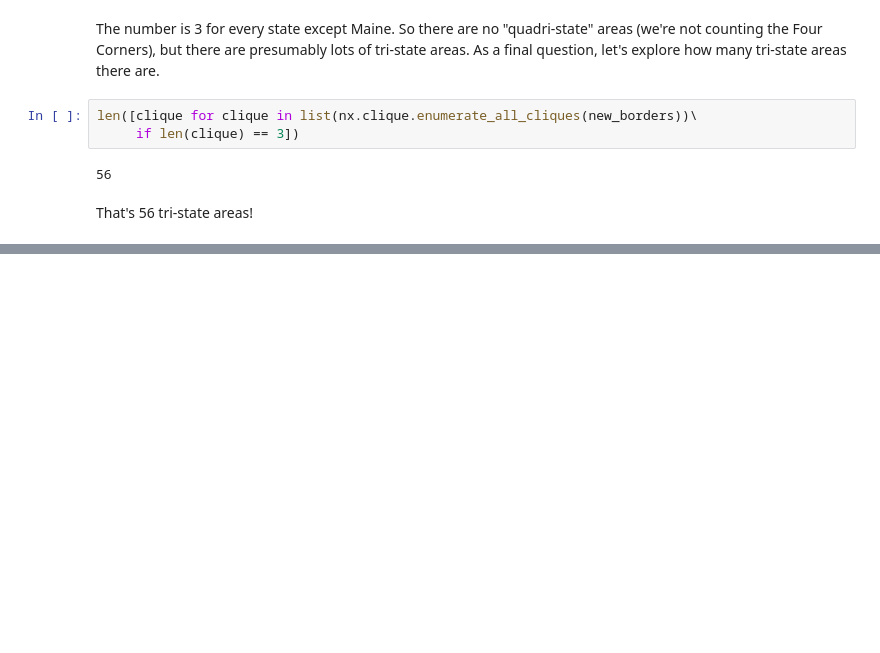
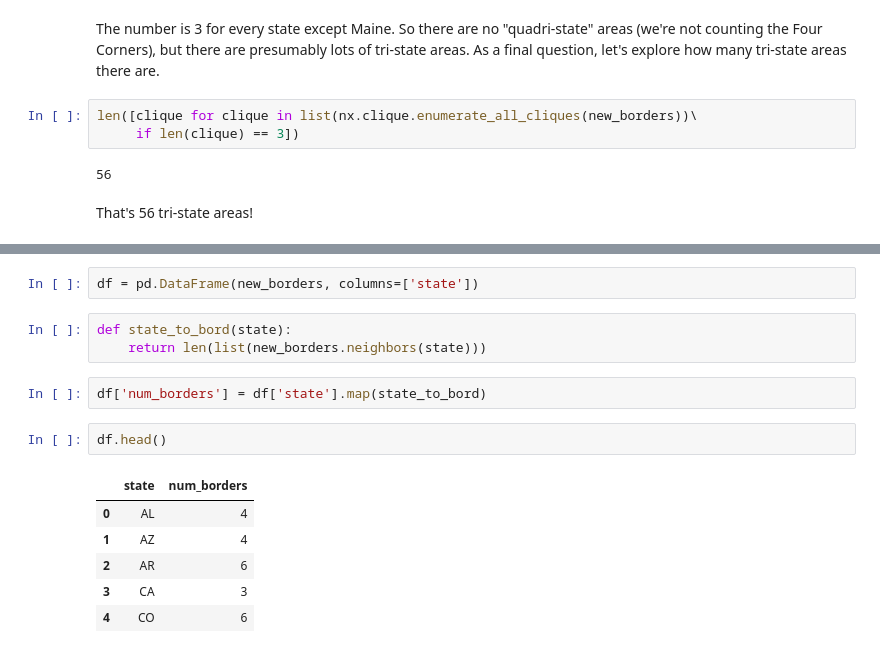
Before and after one commit to gadamico/Project-RoadTrip, a Jupyter notebook: state_borders_graph.ipynb, the cells around one changed output, grey strips where cells are left out. Saved outputs shown, nothing was run; the diff lists cells and outputs as text; blank space fills up the shorter version.

```diff
--- a/state_borders_graph.ipynb
+++ b/state_borders_graph.ipynb
@@ -787,0 +807,16 @@ That's 56 tri-state areas!
+# %%
+df = pd.DataFrame(new_borders, columns=['state'])
+# %%
+def state_to_bord(state):
+    return len(list(new_borders.neighbors(state)))
+# %%
+df['num_borders'] = df['state'].map(state_to_bord)
+# %%
+df.head()
+# %% [output]
+|  | state | num_borders |
+| 0 | AL | 4 |
+| 1 | AZ | 4 |
+| 2 | AR | 6 |
+| 3 | CA | 3 |
+| 4 | CO | 6 |
```
Also changed, not shown: parts of 12 cells of this notebook.
